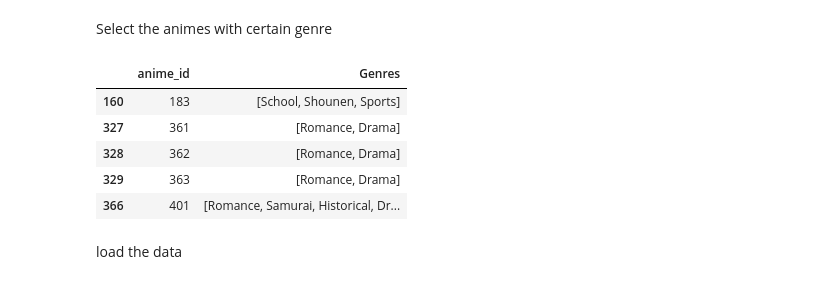
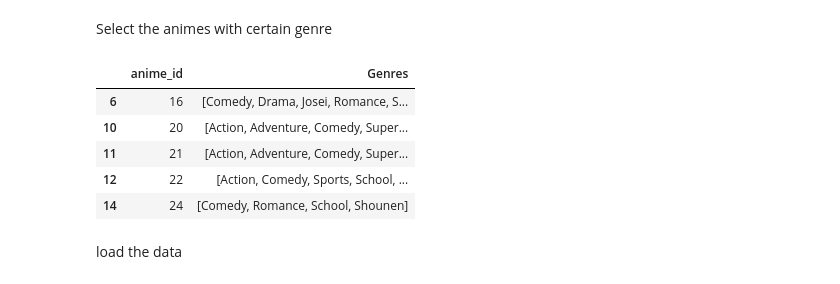
Before and after one commit to ycc789741ycc/anime-recommender-system, a Jupyter notebook: scripts/recommend.ipynb, the cells around one changed output. Cells and saved outputs as stored; diff of their text form; code cells hidden in the pictures.

Commit message:
Add prediction class and anime store class.

```diff
--- a/scripts/recommend.ipynb
+++ b/scripts/recommend.ipynb
@@ -279,18 +290,19 @@ Select the animes with certain genre
 # %%
 select_genre = set(input_feature.keys())
 prefilter_animes_df = animes_genres_df[['anime_id', 'Genres']].copy(deep=True)
 prefilter_animes_df['Genres'] = prefilter_animes_df['Genres'].str.split(pat=",", expand=False)
+prefilter_animes_df['Genres'] = prefilter_animes_df['Genres'].apply(lambda genres: [genre.strip() for genre in genres])
 prefilter_animes_df['Genres'] = prefilter_animes_df['Genres'].apply(lambda x: np.nan if len(select_genre&set(x)) == 0 else x)
 prefilter_animes_df.dropna(inplace=True)
 
 prefilter_animes_df.head(5)
 # %% [output]
 |  | anime_id | Genres |
-| 160 | 183 | [School, Shounen, Sports] |
-| 327 | 361 | [Romance, Drama] |
-| 328 | 362 | [Romance, Drama] |
-| 329 | 363 | [Romance, Drama] |
-| 366 | 401 | [Romance, Samurai, Historical, Dr... |
+| 6 | 16 | [Comedy, Drama, Josei, Romance, S... |
+| 10 | 20 | [Action, Adventure, Comedy, Super... |
+| 11 | 21 | [Action, Adventure, Comedy, Super... |
+| 12 | 22 | [Action, Comedy, Sports, School, ... |
+| 14 | 24 | [Comedy, Romance, School, Shounen] |
 # %%
 prefilter_animes_dict = prefilter_animes_df.to_dict(orient='list')
 prefilter_anime_id_list = prefilter_animes_dict['anime_id']
```
Also changed, not shown: parts of 9 cells of this notebook, 10 other files.
